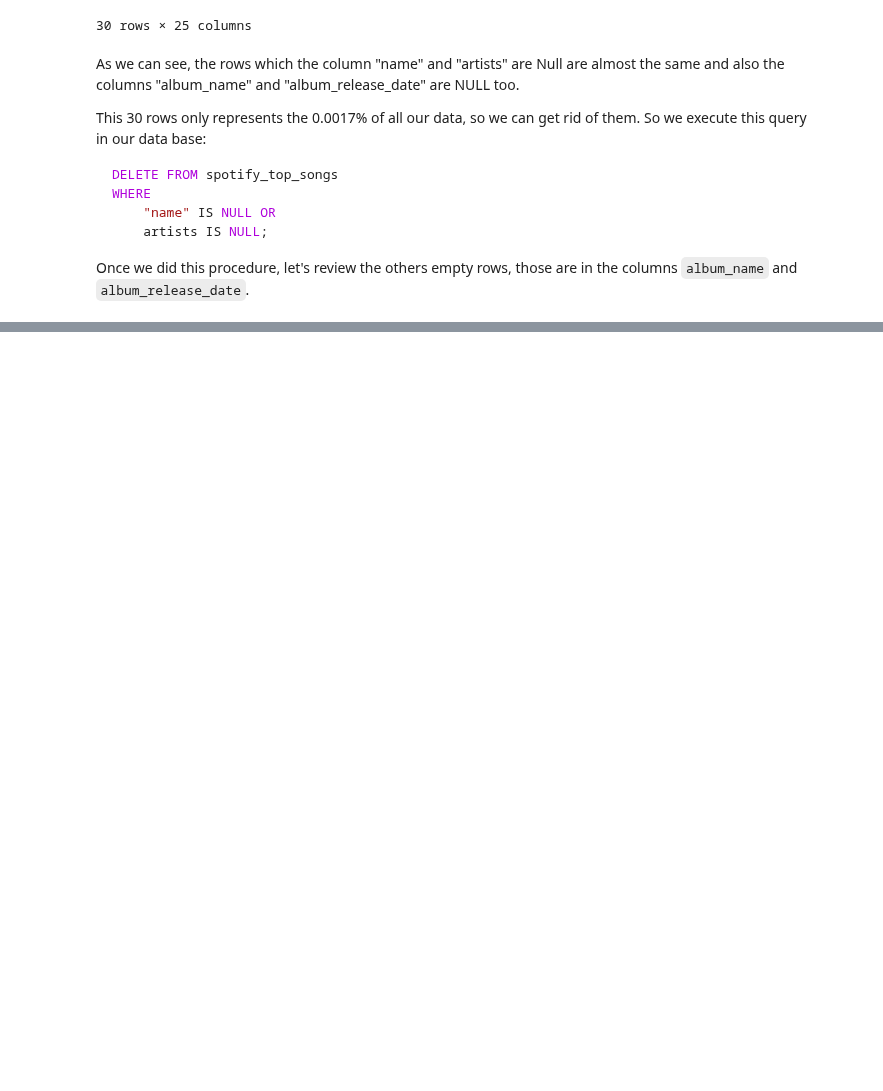
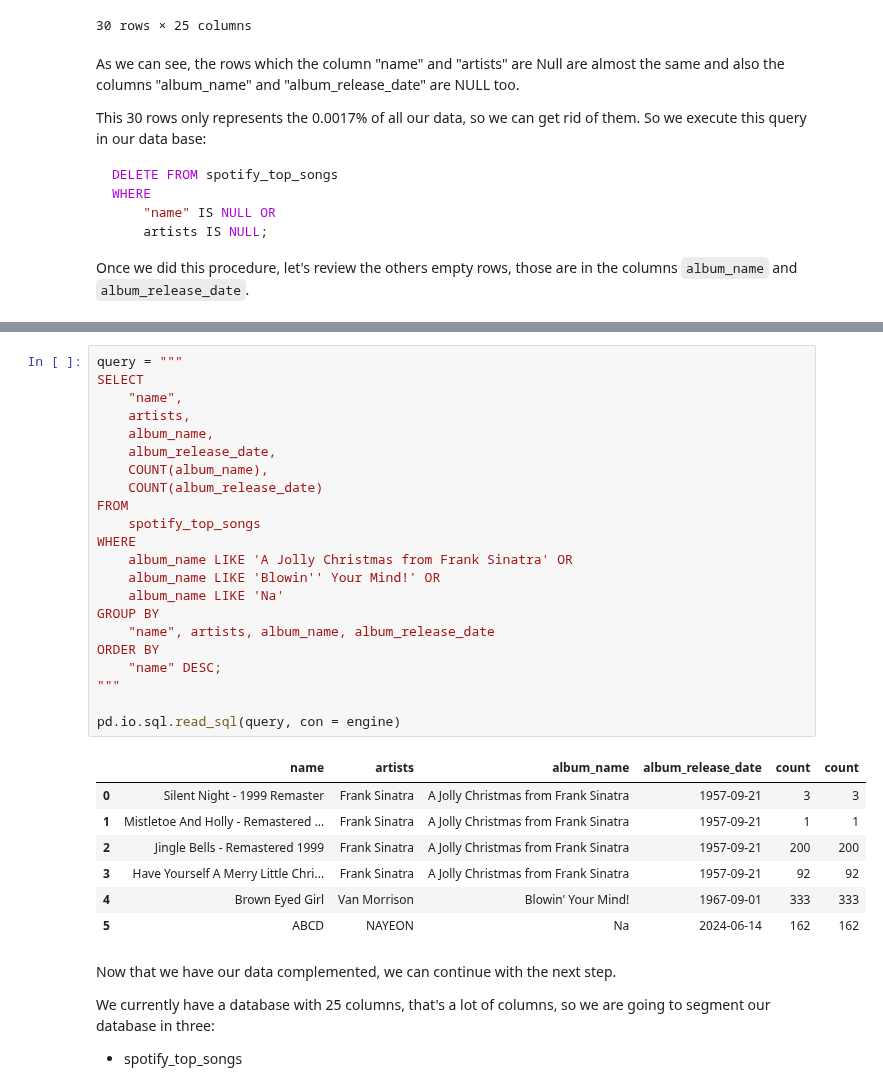
Before and after one commit to PPJQ/Spotify-Songs, a Jupyter notebook: Spotify-Songs-Documentation Notebook.ipynb, the cells around one changed output, grey strips where cells are left out. Cells and saved outputs as stored; diff of their text form; blank space fills up the shorter version.

Commit message:
Project Progress
Progress in the Data Cleaning section:

We already fill the empty rows of the database.

```diff
--- a/Spotify-Songs-Documentation Notebook.ipynb
+++ b/Spotify-Songs-Documentation Notebook.ipynb
@@ -305,0 +397,36 @@ Once we did this procedure, let's review the others empty rows, those are in the
+# %%
+query = """
+SELECT
+    "name",
+    artists,
+    album_name,
+    album_release_date,
+    COUNT(album_name),
+    COUNT(album_release_date)
+FROM
+    spotify_top_songs
+WHERE
+    album_name LIKE 'A Jolly Christmas from Frank Sinatra' OR
+    album_name LIKE 'Blowin'' Your Mind!' OR
+    album_name LIKE 'Na'
+GROUP BY
+    "name", artists, album_name, album_release_date
+ORDER BY
+    "name" DESC;
+"""
+
+pd.io.sql.read_sql(query, con = engine)
+# %% [output]
+|  | name | artists | album_name | album_release_date | count | count |
+| 0 | Silent Night - 1999 Remaster | Frank Sinatra | A Jolly Christmas from Frank Sinatra | 1957-09-21 | 3 | 3 |
+| 1 | Mistletoe And Holly - Remastered ... | Frank Sinatra | A Jolly Christmas from Frank Sinatra | 1957-09-21 | 1 | 1 |
+| 2 | Jingle Bells - Remastered 1999 | Frank Sinatra | A Jolly Christmas from Frank Sinatra | 1957-09-21 | 200 | 200 |
+| 3 | Have Yourself A Merry Little Chri... | Frank Sinatra | A Jolly Christmas from Frank Sinatra | 1957-09-21 | 92 | 92 |
+| 4 | Brown Eyed Girl | Van Morrison | Blowin' Your Mind! | 1967-09-01 | 333 | 333 |
+| 5 | ABCD | NAYEON | Na | 2024-06-14 | 162 | 162 |
+# %% [markdown]
+Now that we have our data complemented, we can continue with the next step.
+
+We currently have a database with 25 columns, that's a lot of columns, so we are going to segment our database in three:
+
+* spotify_top_songs
```
Also changed, not shown: parts of 4 cells of this notebook.
